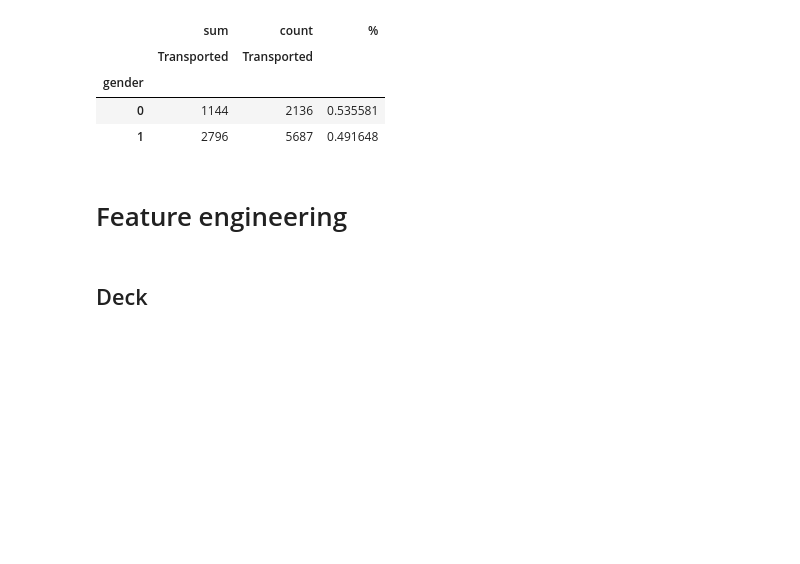
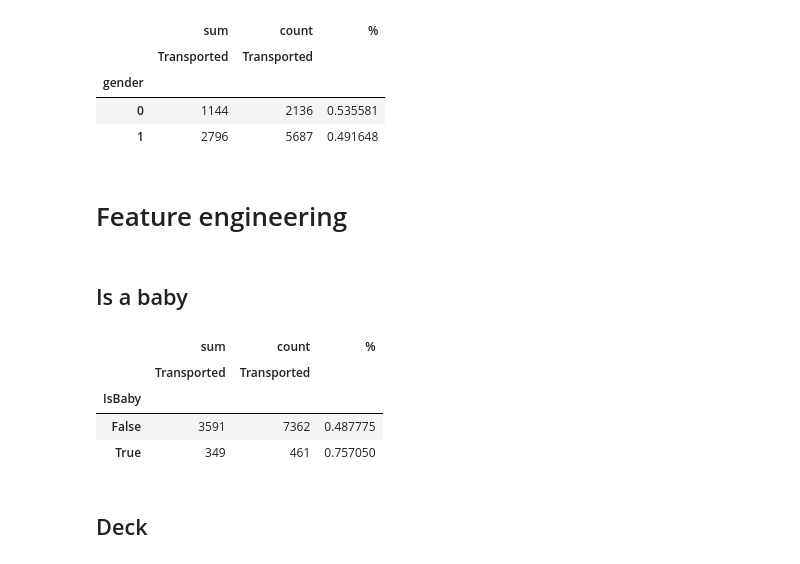
Before and after one commit to PashaIanko/Kaggle.Spaceship-Titanic, a Jupyter notebook: 1_data_exploration.ipynb, the cells around one changed output. Saved outputs shown, nothing was run; the diff lists cells and outputs as text; code cells hidden in the pictures; blank space fills up the shorter version.

```diff
--- a/1_data_exploration.ipynb
+++ b/1_data_exploration.ipynb
@@ -784,6 +817,23 @@ prepare_pivot_table(
 | 1 | 2796 | 5687 | 0.491648 |
 # %% [markdown]
 # Feature engineering
+# %% [markdown]
+## Is a baby
+# %%
+df_exploration['IsBaby'] = df_exploration['Age'].between(0, 5, 'both')
+# %%
+prepare_pivot_table(
+    df_exploration,
+    values_=['Transported'],
+    index_=['IsBaby'],
+    aggfunc_=['sum', 'count']
+)
+# %% [output]
+|  | sum | count | % |
+|  | Transported | Transported |  |
+| IsBaby |  |  |  |
+| False | 3591 | 7362 | 0.487775 |
+| True | 349 | 461 | 0.757050 |
 # %% [markdown]
 ## Deck
 # %%
```
Also changed, not shown: parts of 4 cells of this notebook.
